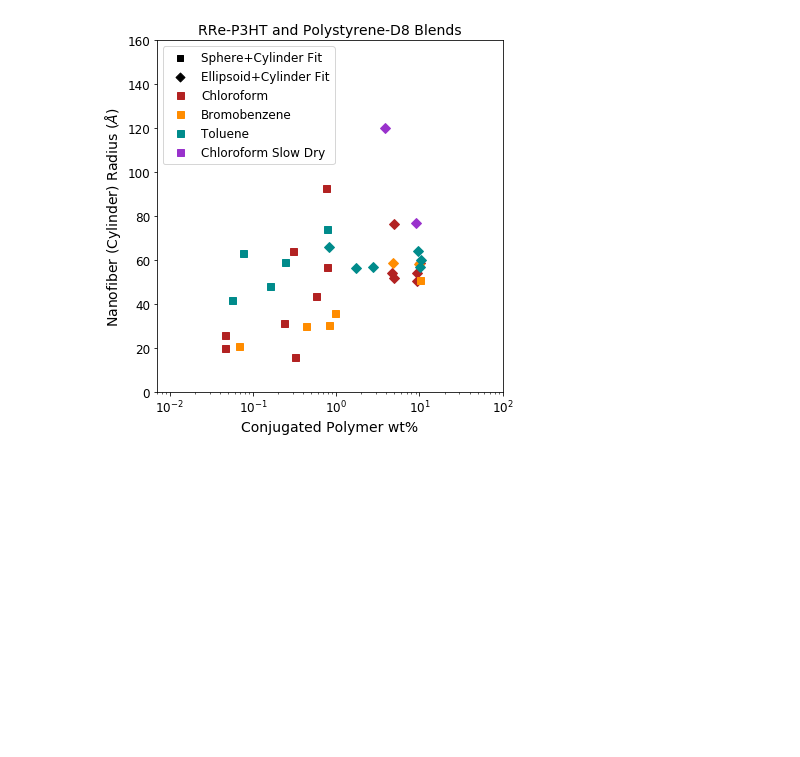
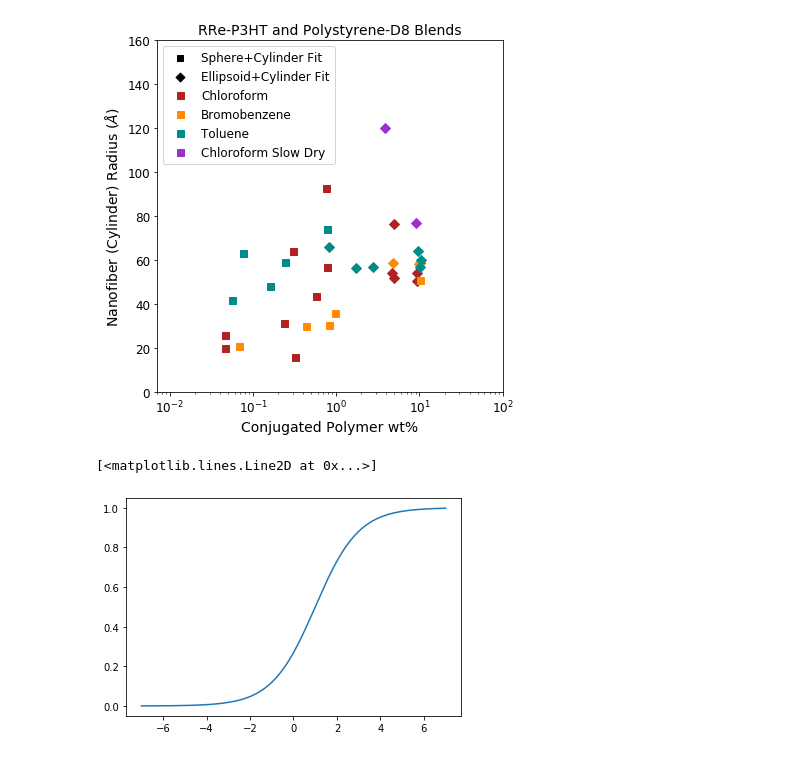
Before and after one commit to pozzo-research-group/c-wolf-blends-morphology, a Jupyter notebook: sans/Sample_Fitting/Plotting_Results_from_All_Fits.ipynb, the cells around one changed output. Drawn from its saved outputs; the diff is of its cells as text; code cells hidden in the pictures; blank space fills up the shorter version.

```diff
--- a/sans/Sample_Fitting/Plotting_Results_from_All_Fits.ipynb
+++ b/sans/Sample_Fitting/Plotting_Results_from_All_Fits.ipynb
@@ -1303,3 +1319,11 @@ plt.tight_layout()
 plt.savefig('../../data/sans/Sample_Fitting/fitting_figures/scale_plots/RReP3HT_NFRad.png', dpi=300)
 # %% [output]
 [figure]
+# %%
+x_test = np.linspace(-7,7,1000)
+y_test = logistic(x_test, xo=1, k=1, L=1)
+
+plt.plot(x_test, y_test)
+# %% [output]
+[<matplotlib.lines.Line2D at 0x...>]
+[figure, added]
```
Also changed, not shown: parts of 11 cells of this notebook.
